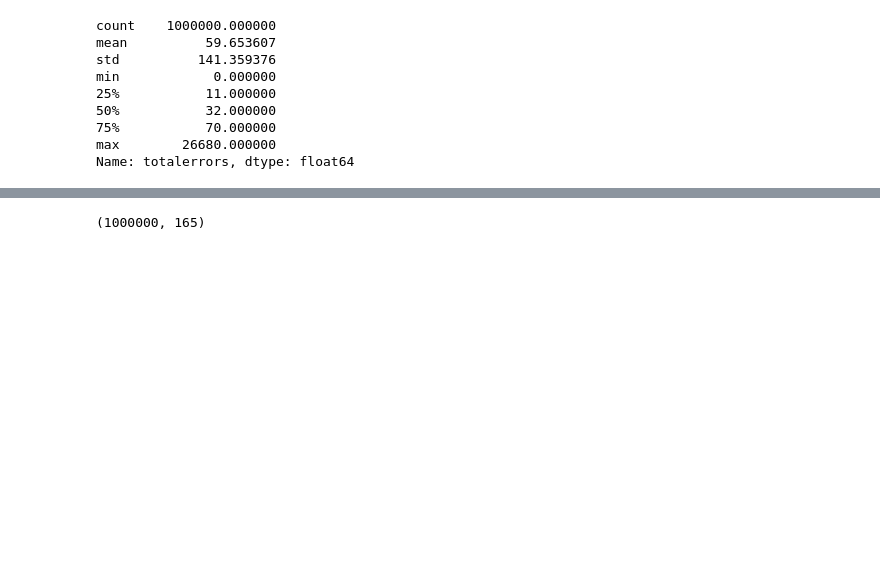
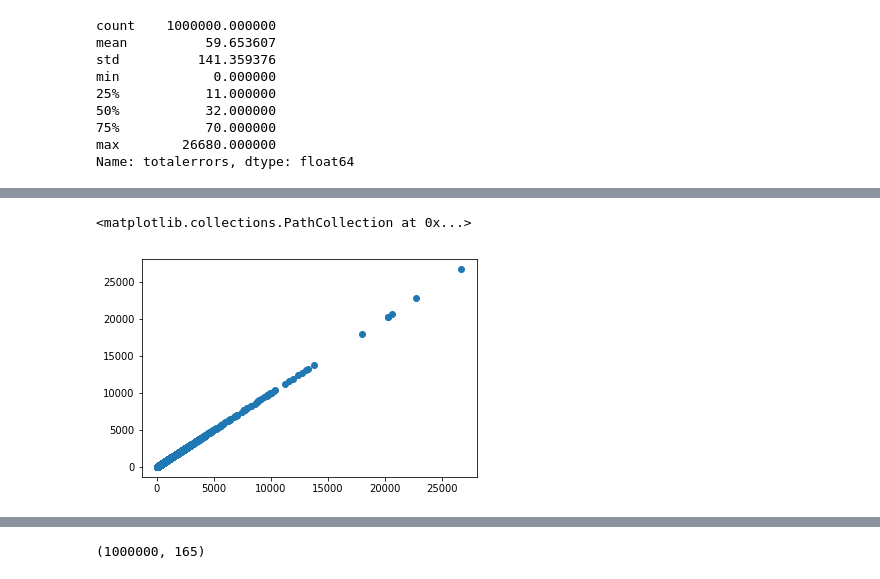
Before and after one commit to McKlayne/WebAIM-Million, a Jupyter notebook: Earl_Million.ipynb, the cells around one changed output, grey strips where cells are left out. Drawn from its saved outputs; the diff is of its cells as text; code cells hidden in the pictures; blank space fills up the shorter version.

```diff
--- a/Earl_Million.ipynb
+++ b/Earl_Million.ipynb
@@ -117,0 +139,5 @@ Name: totalerrors, dtype: float64
+# %%
+plt.scatter(million['totalerrors'], million['totalerrors'])
+# %% [output]
+<matplotlib.collections.PathCollection at 0x...>
+[figure, added]
```
Also changed, not shown: parts of 38 cells of this notebook.
